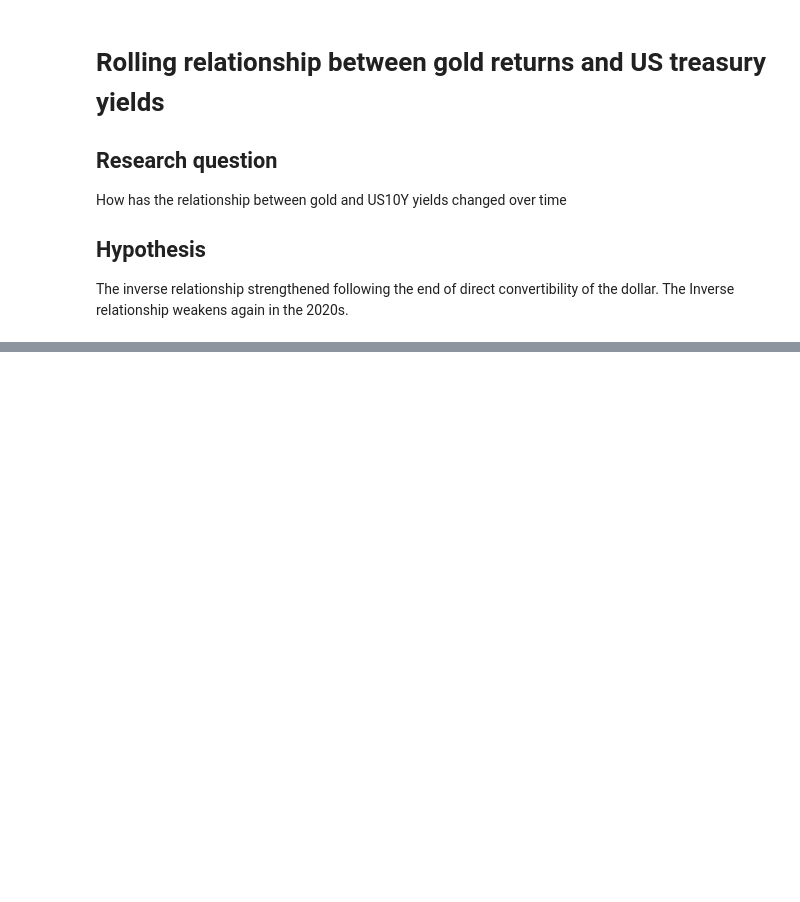
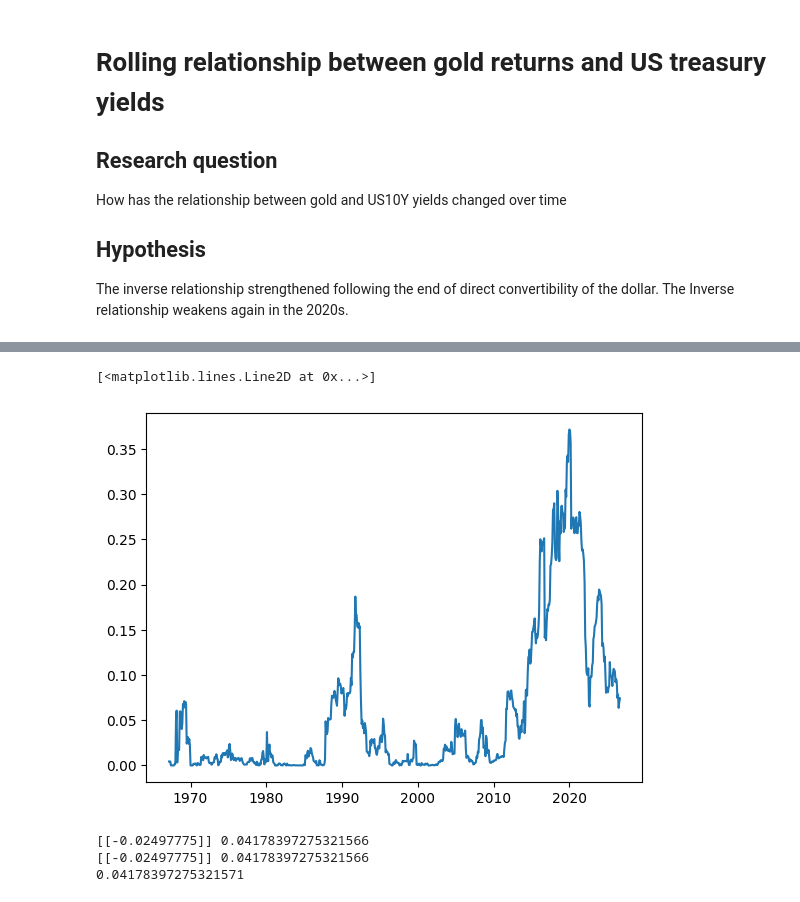
Before and after one commit to joshuamowbray/gold-yields-analysis, a Jupyter notebook: notebooks/rolling_analysis.ipynb, the cells around one changed output, grey strips where cells are left out. Cells and saved outputs as stored; diff of their text form; code cells hidden in the pictures; blank space fills up the shorter version.

```diff
--- a/notebooks/rolling_analysis.ipynb
+++ b/notebooks/rolling_analysis.ipynb
@@ -19,0 +51,34 @@ comparison = pd.read_csv('../data/processed/full_table.csv')
+# %%
+plt.plot(x_dates,y_r2)
+# %% [output]
+[<matplotlib.lines.Line2D at 0x...>]
+[figure, added]
+# %%
+#Validation
+x_window = comparison['US10Y yields (bp Change)'].loc[pd.Timestamp(year= 2000, month = 1, day = 31):pd.Timestamp(year = 2005, month = 1, day =31)].to_frame()
+y_window = comparison['Gold Price (% Change)'].loc[pd.Timestamp(year= 2000, month = 1, day = 31):pd.Timestamp(year = 2005, month = 1, day =31)].to_frame()
+
+validation = LinearRegression()
+validation.fit(x_window,y_window)
+
+print(validation.coef_,r2_score(y_window['Gold Price (% Change)'], validation.predict(x_window)))
+
+i = pd.Timestamp(year= 2000, month = 1, day = 31)
+
+x_label = 'US10Y yields (bp Change)'
+y_label = 'Gold Price (% Change)'
+
+x_window = comparison[x_label].loc[i:i+time_frame].to_frame()
+y_window = comparison[y_label].loc[i:i+time_frame].to_frame()
+
+model = LinearRegression()
+model.fit(x_window, y_window)
+
+print(model.coef_, r2_score(y_window, model.predict(x_window)))
+
+
+print(x_window['US10Y yields (bp Change)'].corr(y_window['Gold Price (% Change)'])**2)
+# %% [output]
+[[-0.02497775]] 0.04178397275321566
+[[-0.02497775]] 0.04178397275321566
+0.04178397275321571
```
Also changed, not shown: parts of 3 cells of this notebook, 2 other files.
